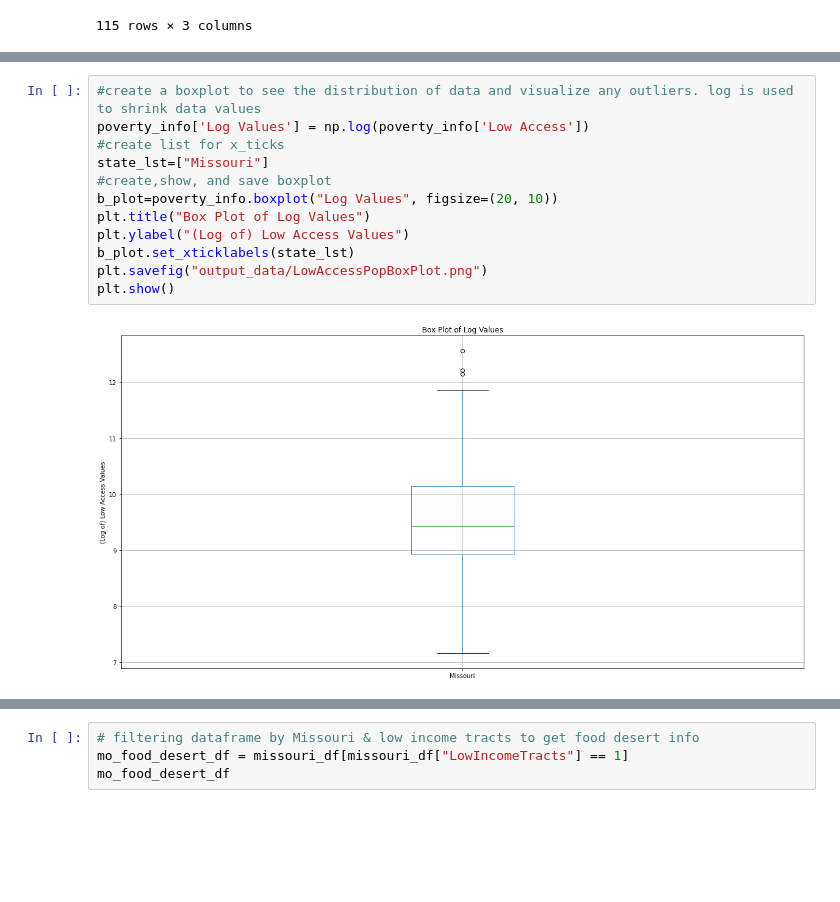
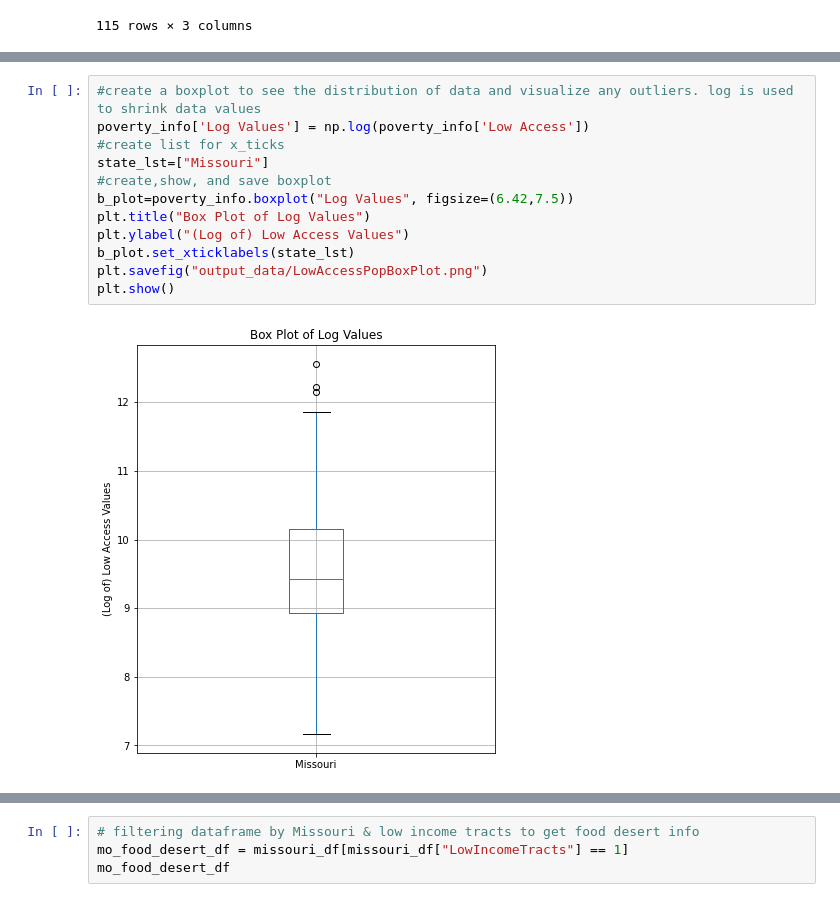
Before and after one commit to marybellavia/project-one, a Jupyter notebook: DataAnalysis.ipynb, the cells around one changed output, grey strips where cells are left out. Saved outputs shown, nothing was run; the diff lists cells and outputs as text; blank space fills up the shorter version.

```diff
--- a/DataAnalysis.ipynb
+++ b/DataAnalysis.ipynb
@@ -169,17 +168,17 @@ The rvalue is:-0.32574557641065693
 # %%
 #create a boxplot to see the distribution of data and visualize any outliers. log is used to shrink data values
 poverty_info['Log Values'] = np.log(poverty_info['Low Access'])
 #create list for x_ticks
 state_lst=["Missouri"]
 #create,show, and save boxplot
-b_plot=poverty_info.boxplot("Log Values", figsize=(20, 10))
+b_plot=poverty_info.boxplot("Log Values", figsize=(6.42,7.5))
 plt.title("Box Plot of Log Values")
 plt.ylabel("(Log of) Low Access Values")
 b_plot.set_xticklabels(state_lst)
 plt.savefig("output_data/LowAccessPopBoxPlot.png")
 plt.show()
 # %% [output]
-[figure, old version]
+[figure, new version]
 # %%
 #Repeat process for Poverty Rate Boxplots
 plot_lst=["Poverty Rate Mean","Poverty Rate Median"]
```
Also changed, not shown: parts of 4 cells of this notebook, 5 other files.
